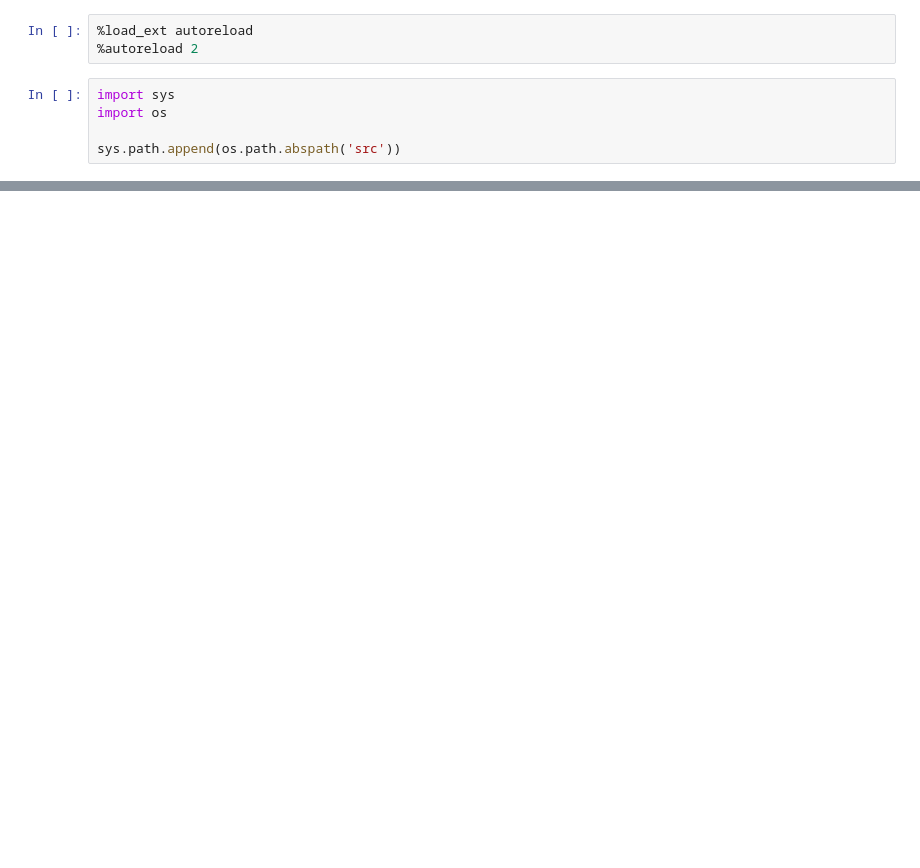
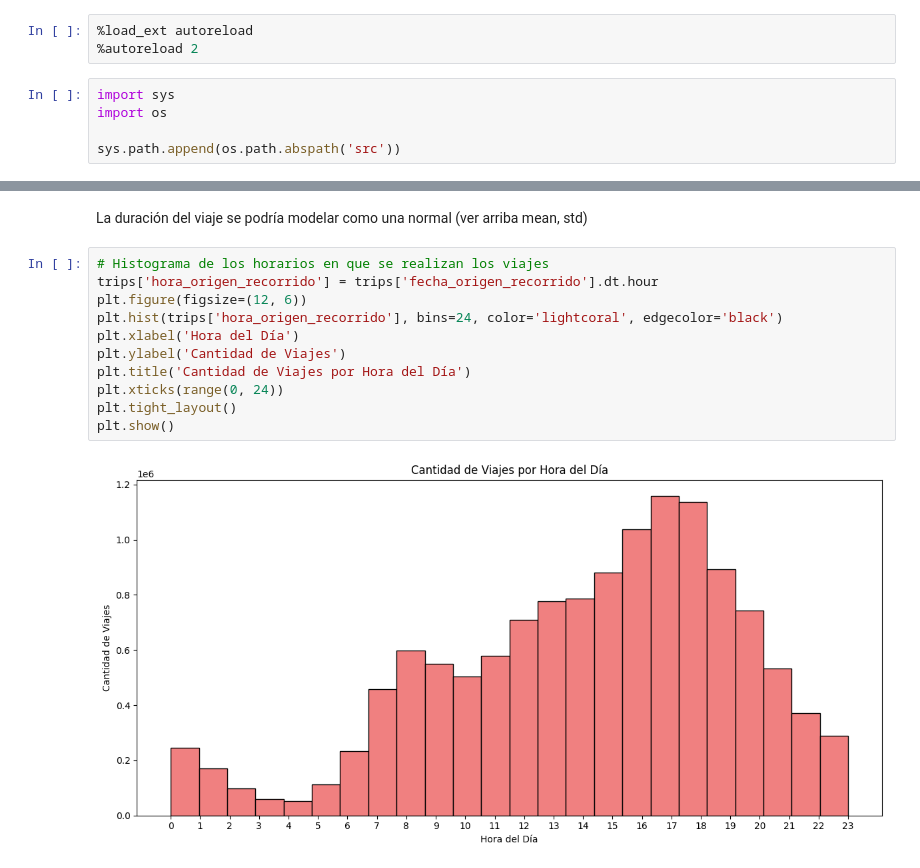
Before and after one commit to mattemusacchio/ML_Bicis, a Jupyter notebook: data_exploring.ipynb, the cells around one changed output, grey strips where cells are left out. Saved outputs shown, nothing was run; the diff lists cells and outputs as text; blank space fills up the shorter version.

```diff
--- a/data_exploring.ipynb
+++ b/data_exploring.ipynb
@@ -97,0 +151,15 @@ trips_2024_test.to_csv('data/processed/trips_test.csv', index=False)
+# %% [markdown]
+La duración del viaje se podría modelar como una normal (ver arriba mean, std)
+# %%
+# Histograma de los horarios en que se realizan los viajes
+trips['hora_origen_recorrido'] = trips['fecha_origen_recorrido'].dt.hour
+plt.figure(figsize=(12, 6))
+plt.hist(trips['hora_origen_recorrido'], bins=24, color='lightcoral', edgecolor='black')
+plt.xlabel('Hora del Día')
+plt.ylabel('Cantidad de Viajes')
+plt.title('Cantidad de Viajes por Hora del Día')
+plt.xticks(range(0, 24))
+plt.tight_layout()
+plt.show()
+# %% [output]
+[figure, added]
```
Also changed, not shown: parts of 19 cells of this notebook, 1 other file.
